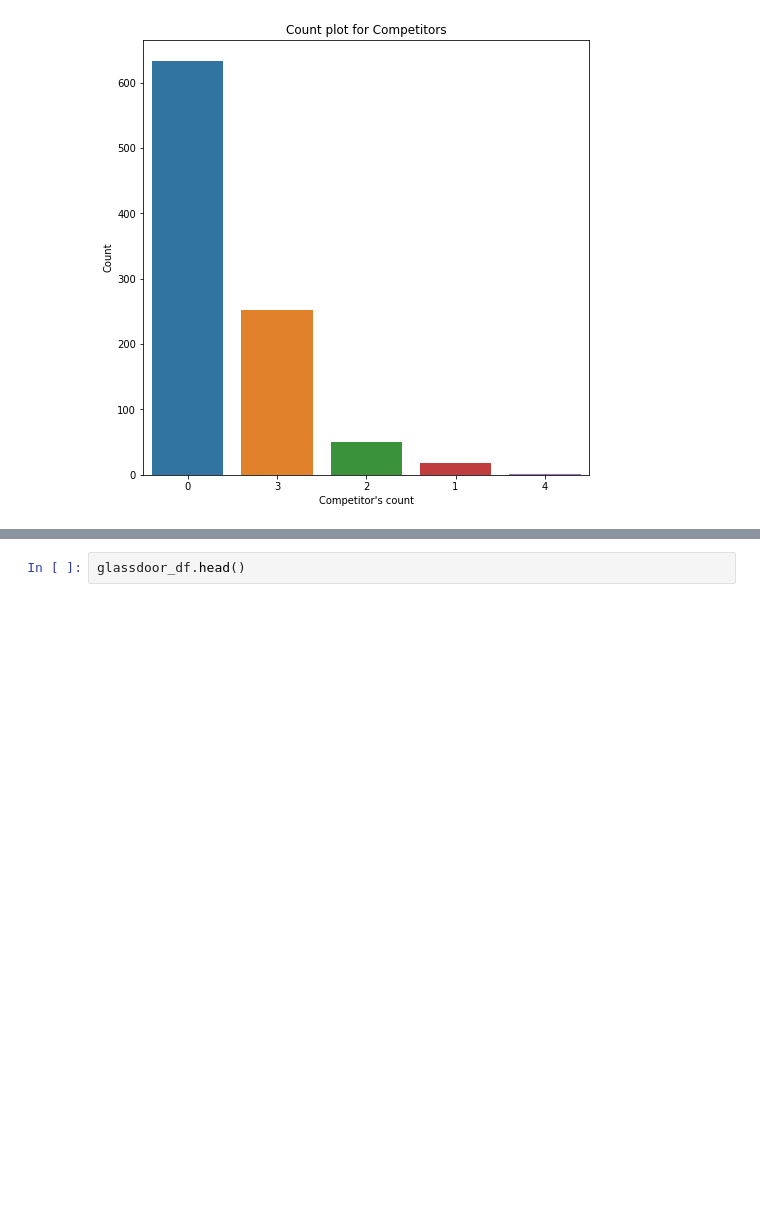
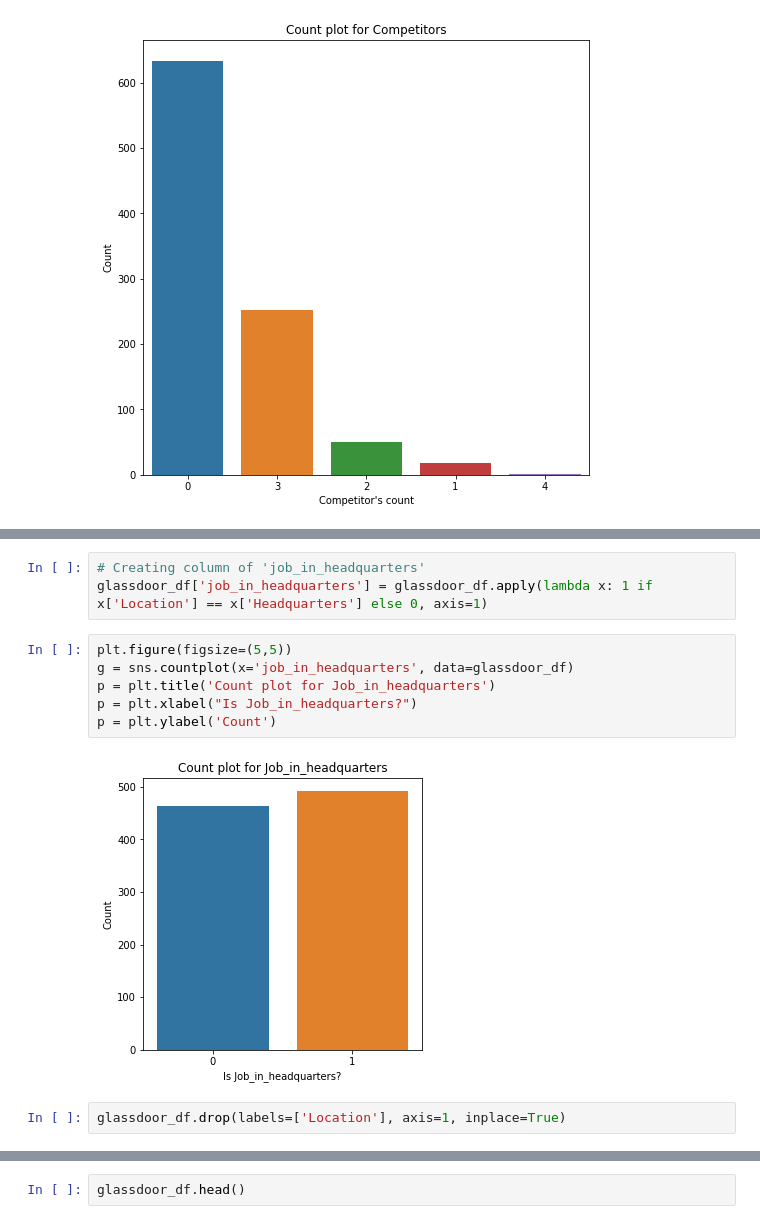
Before and after one commit to vrushalipr/salary_prediction_using_python, a Jupyter notebook: Salary_Prediction_Analysis.ipynb, the cells around one changed output, grey strips where cells are left out. Saved outputs shown, nothing was run; the diff lists cells and outputs as text; blank space fills up the shorter version.

```diff
--- a/Salary_Prediction_Analysis.ipynb
+++ b/Salary_Prediction_Analysis.ipynb
@@ -606,0 +621,13 @@ p = plt.ylabel('Count')
+# %%
+# Creating column of 'job_in_headquarters'
+glassdoor_df['job_in_headquarters'] = glassdoor_df.apply(lambda x: 1 if x['Location'] == x['Headquarters'] else 0, axis=1)
+# %%
+plt.figure(figsize=(5,5))
+g = sns.countplot(x='job_in_headquarters', data=glassdoor_df)
+p = plt.title('Count plot for Job_in_headquarters')
+p = plt.xlabel("Is Job_in_headquarters?")
+p = plt.ylabel('Count')
+# %% [output]
+[figure, added]
+# %%
+glassdoor_df.drop(labels=['Location'], axis=1, inplace=True)
```
Also changed, not shown: parts of 9 cells of this notebook.
